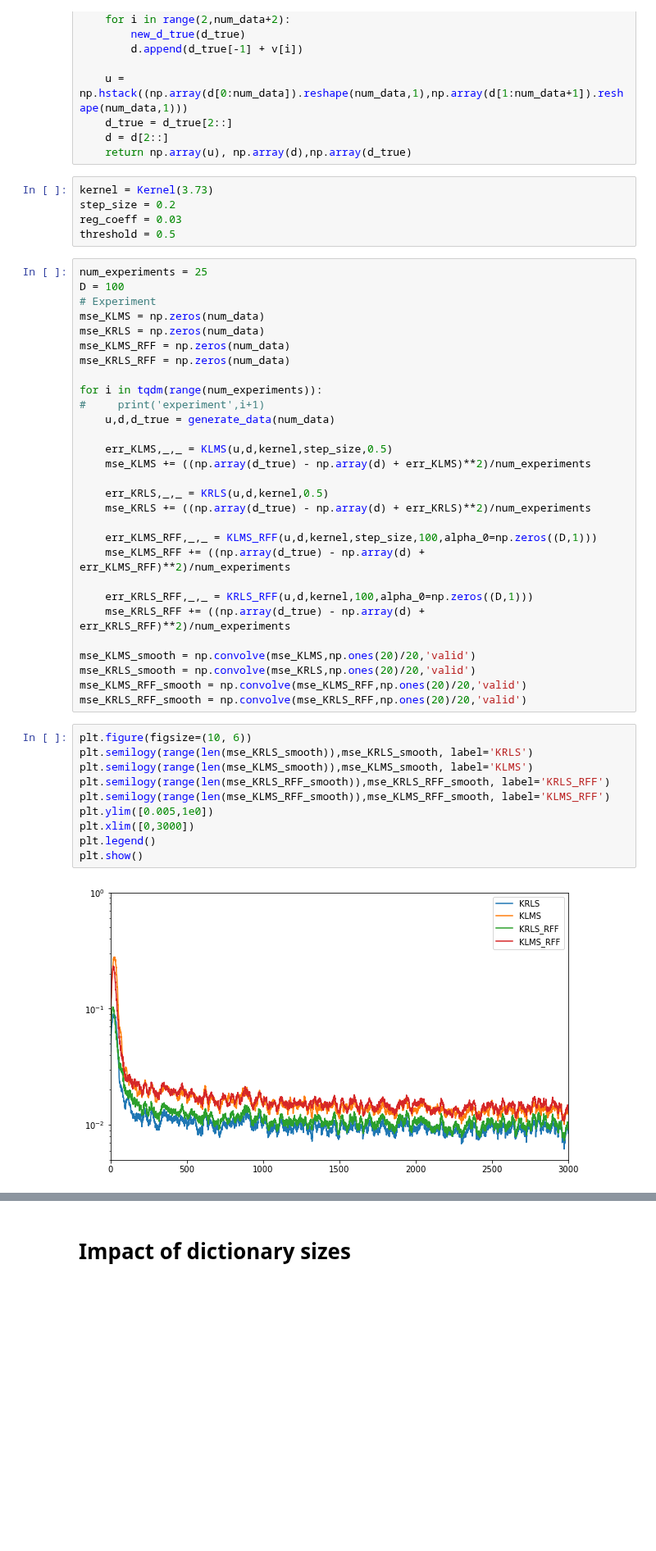
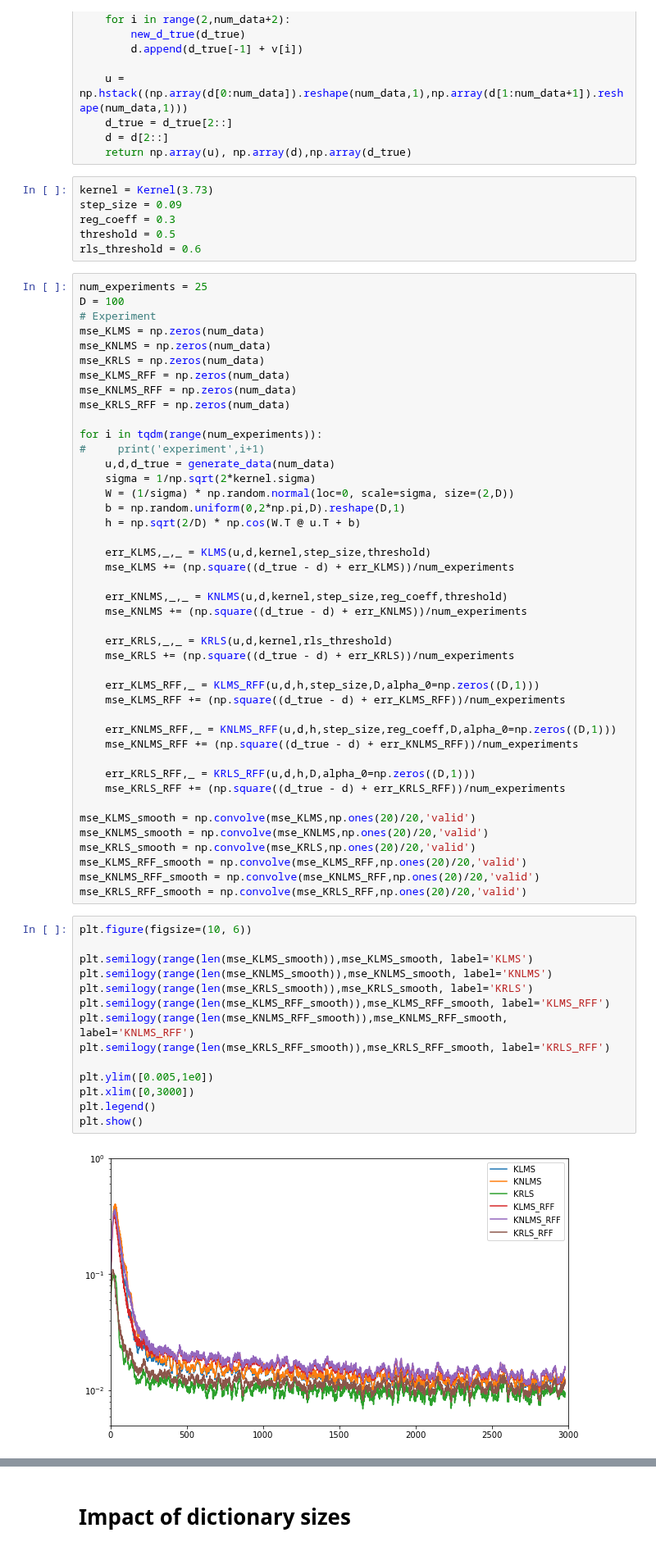
Before and after one commit to cjfelixx/machine-learning-graduate-research, a Jupyter notebook: FederatedLearing/kernelLeastSquares.ipynb, the cells around one changed output, grey strips where cells are left out. Shown at 82% size. Drawn from its saved outputs; the diff is of its cells as text; blank space fills up the shorter version.

```diff
--- a/FederatedLearing/kernelLeastSquares.ipynb
+++ b/FederatedLearing/kernelLeastSquares.ipynb
@@ -37,50 +39,69 @@ def generate_data(num_data):
     return np.array(u), np.array(d),np.array(d_true)
 # %%
 kernel = Kernel(3.73)
-step_size = 0.2
-reg_coeff = 0.03
+step_size = 0.09
+reg_coeff = 0.3
 threshold = 0.5
+rls_threshold = 0.6
 # %%
 num_experiments = 25
 D = 100
 # Experiment
 mse_KLMS = np.zeros(num_data)
+mse_KNLMS = np.zeros(num_data)
 mse_KRLS = np.zeros(num_data)
 mse_KLMS_RFF = np.zeros(num_data)
+mse_KNLMS_RFF = np.zeros(num_data)
 mse_KRLS_RFF = np.zeros(num_data)
 
 for i in tqdm(range(num_experiments)):
 #     print('experiment',i+1)
     u,d,d_true = generate_data(num_data)
+    sigma = 1/np.sqrt(2*kernel.sigma)
+    W = (1/sigma) * np.random.normal(loc=0, scale=sigma, size=(2,D))
+    b = np.random.uniform(0,2*np.pi,D).reshape(D,1)
+    h = np.sqrt(2/D) * np.cos(W.T @ u.T + b)
 
-    err_KLMS,_,_ = KLMS(u,d,kernel,step_size,0.5)
-    mse_KLMS += ((np.array(d_true) - np.array(d) + err_KLMS)**2)/num_experiments
+    err_KLMS,_,_ = KLMS(u,d,kernel,step_size,threshold)
+    mse_KLMS += (np.square((d_true - d) + err_KLMS))/num_experiments
 
-    err_KRLS,_,_ = KRLS(u,d,kernel,0.5)
-    mse_KRLS += ((np.array(d_true) - np.array(d) + err_KRLS)**2)/num_experiments
+    err_KNLMS,_,_ = KNLMS(u,d,kernel,step_size,reg_coeff,threshold)
+    mse_KNLMS += (np.square((d_true - d) + err_KNLMS))/num_experiments
 
-    err_KLMS_RFF,_,_ = KLMS_RFF(u,d,kernel,step_size,100,alpha_0=np.zeros((D,1)))
-    mse_KLMS_RFF += ((np.array(d_true) - np.array(d) + err_KLMS_RFF)**2)/num_experiments
+    err_KRLS,_,_ = KRLS(u,d,kernel,rls_threshold)
+    mse_KRLS += (np.square((d_true - d) + err_KRLS))/num_experiments
 
-    err_KRLS_RFF,_,_ = KRLS_RFF(u,d,kernel,100,alpha_0=np.zeros((D,1)))
-    mse_KRLS_RFF += ((np.array(d_true) - np.array(d) + err_KRLS_RFF)**2)/num_experiments
+    err_KLMS_RFF,_ = KLMS_RFF(u,d,h,step_size,D,alpha_0=np.zeros((D,1)))
+    mse_KLMS_RFF += (np.square((d_true - d) + err_KLMS_RFF))/num_experiments
+
+    err_KNLMS_RFF,_ = KNLMS_RFF(u,d,h,step_size,reg_coeff,D,alpha_0=np.zeros((D,1)))
+    mse_KNLMS_RFF += (np.square((d_true - d) + err_KNLMS_RFF))/num_experiments
+
+    err_KRLS_RFF,_ = KRLS_RFF(u,d,h,D,alpha_0=np.zeros((D,1)))
+    mse_KRLS_RFF += (np.square((d_true - d) + err_KRLS_RFF))/num_experiments
 
 mse_KLMS_smooth = np.convolve(mse_KLMS,np.ones(20)/20,'valid')
+mse_KNLMS_smooth = np.convolve(mse_KNLMS,np.ones(20)/20,'valid')
 mse_KRLS_smooth = np.convolve(mse_KRLS,np.ones(20)/20,'valid')
 mse_KLMS_RFF_smooth = np.convolve(mse_KLMS_RFF,np.ones(20)/20,'valid')
+mse_KNLMS_RFF_smooth = np.convolve(mse_KNLMS_RFF,np.ones(20)/20,'valid')
 mse_KRLS_RFF_smooth = np.convolve(mse_KRLS_RFF,np.ones(20)/20,'valid')
 # %%
 plt.figure(figsize=(10, 6))
+
+plt.semilogy(range(len(mse_KLMS_smooth)),mse_KLMS_smooth, label='KLMS')
+plt.semilogy(range(len(mse_KNLMS_smooth)),mse_KNLMS_smooth, label='KNLMS')
 plt.semilogy(range(len(mse_KRLS_smooth)),mse_KRLS_smooth, label='KRLS')
-plt.semilogy(range(len(mse_KLMS_smooth)),mse_KLMS_smooth, label='KLMS')
+plt.semilogy(range(len(mse_KLMS_RFF_smooth)),mse_KLMS_RFF_smooth, label='KLMS_RFF')
+plt.semilogy(range(len(mse_KNLMS_RFF_smooth)),mse_KNLMS_RFF_smooth, label='KNLMS_RFF')
 plt.semilogy(range(len(mse_KRLS_RFF_smooth)),mse_KRLS_RFF_smooth, label='KRLS_RFF')
-plt.semilogy(range(len(mse_KLMS_RFF_smooth)),mse_KLMS_RFF_smooth, label='KLMS_RFF')
+
 plt.ylim([0.005,1e0])
 plt.xlim([0,3000])
 plt.legend()
 plt.show()
 # %% [output]
-[figure, old version]
+[figure, new version]
 # %% [markdown]
 # Kernel Approximation using Random Fourier Features
 **Require**: A positive definite shift-invariant kernel $k(x, y) = k(x − y)$.
```
Also changed, not shown: parts of 6 cells of this notebook, 7 other files.
